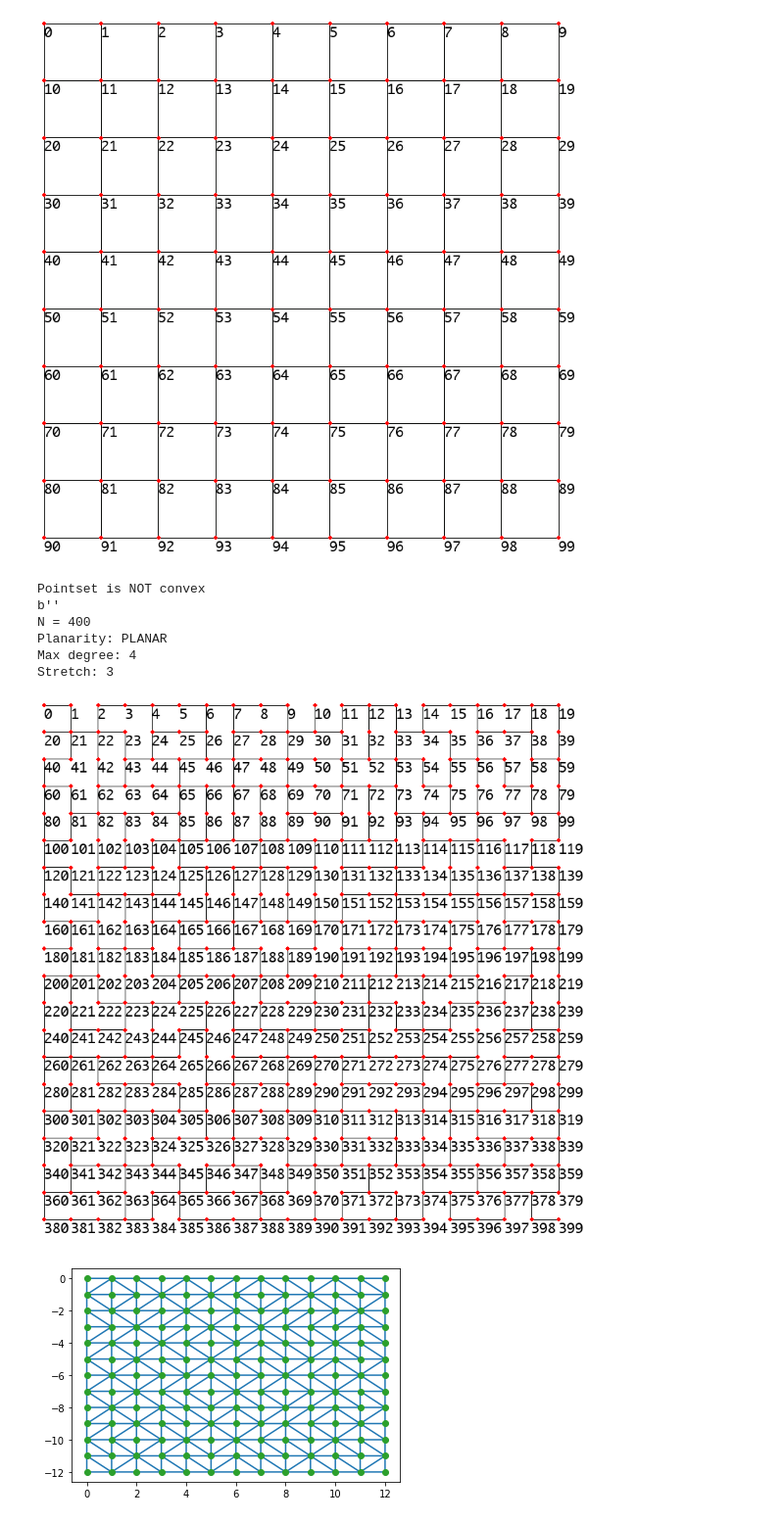
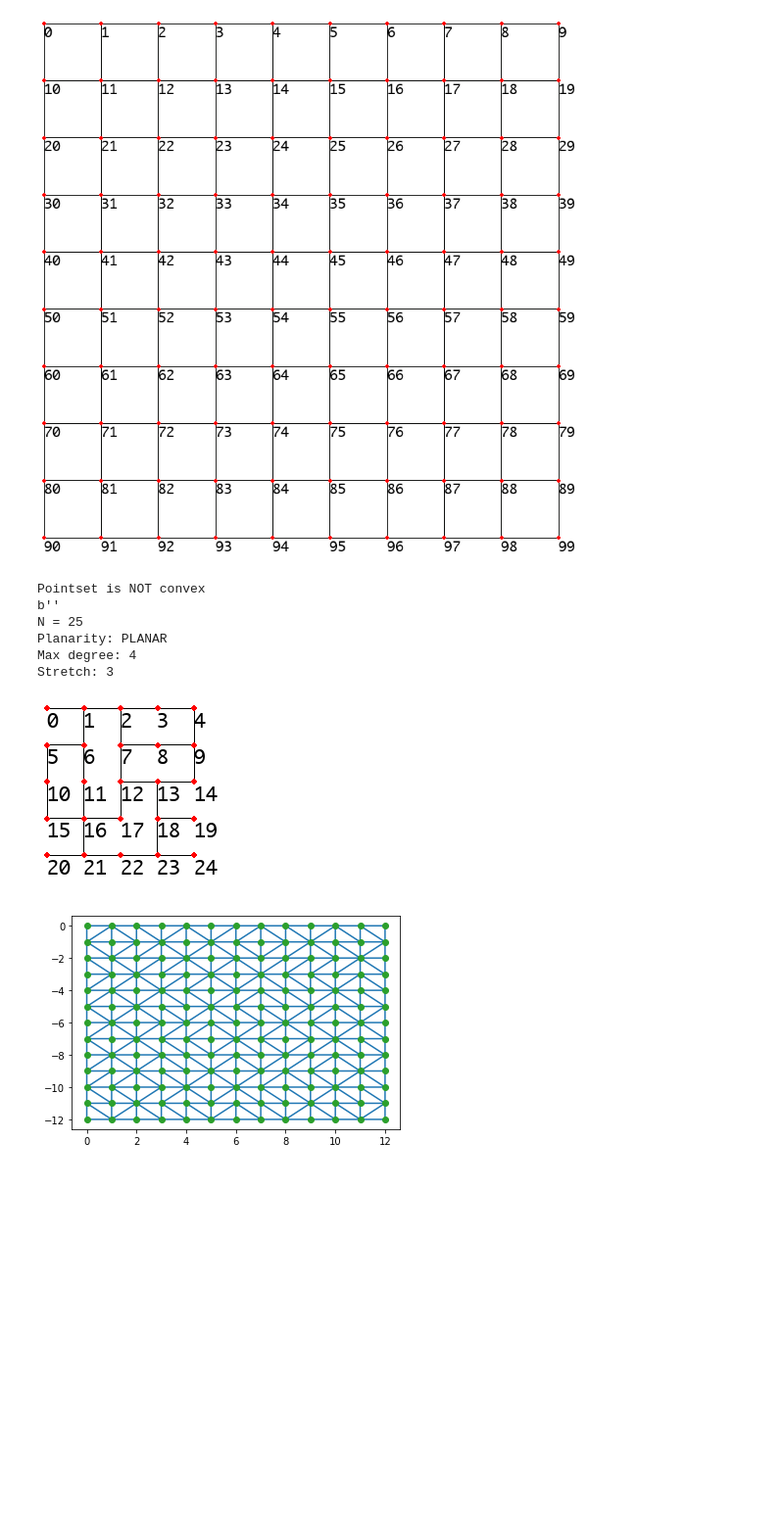
Before and after one commit to luccasiau/spanners, a Jupyter notebook: src/runs/PG with Delaunay and Grids.ipynb, the cells around one changed output. Shown at 98% size. Drawn from its saved outputs; the diff is of its cells as text; code cells hidden in the pictures; blank space fills up the shorter version.

```diff
--- a/src/runs/PG with Delaunay and Grids.ipynb
+++ b/src/runs/PG with Delaunay and Grids.ipynb
@@ -144,19 +144,19 @@ Max degree: 4
 Stretch: 1.41421
 [figure]
 # %%
-N = 20
+N = 5
 points = [[j, i] for i in range(0, N) for j in range(0, N)]
 ps = Pointset(points=points)
-sz = 800
+sz = 200
 draw_pathgreedy_from_pointset(ps, t=3, random_tiebreak=True, img_w=sz, img_h=sz)
 # %% [output]
 Pointset is NOT convex
 b''
-N = 400
+N = 25
 Planarity: PLANAR
 Max degree: 4
 Stretch: 3
-[figure, old version]
+[figure, new version]
 # %%
 N = 13
 points = [[j, i] for i in range(0, N) for j in range(0, N)]
```
Also changed, not shown: parts of 13 cells of this notebook, 8 other files.
